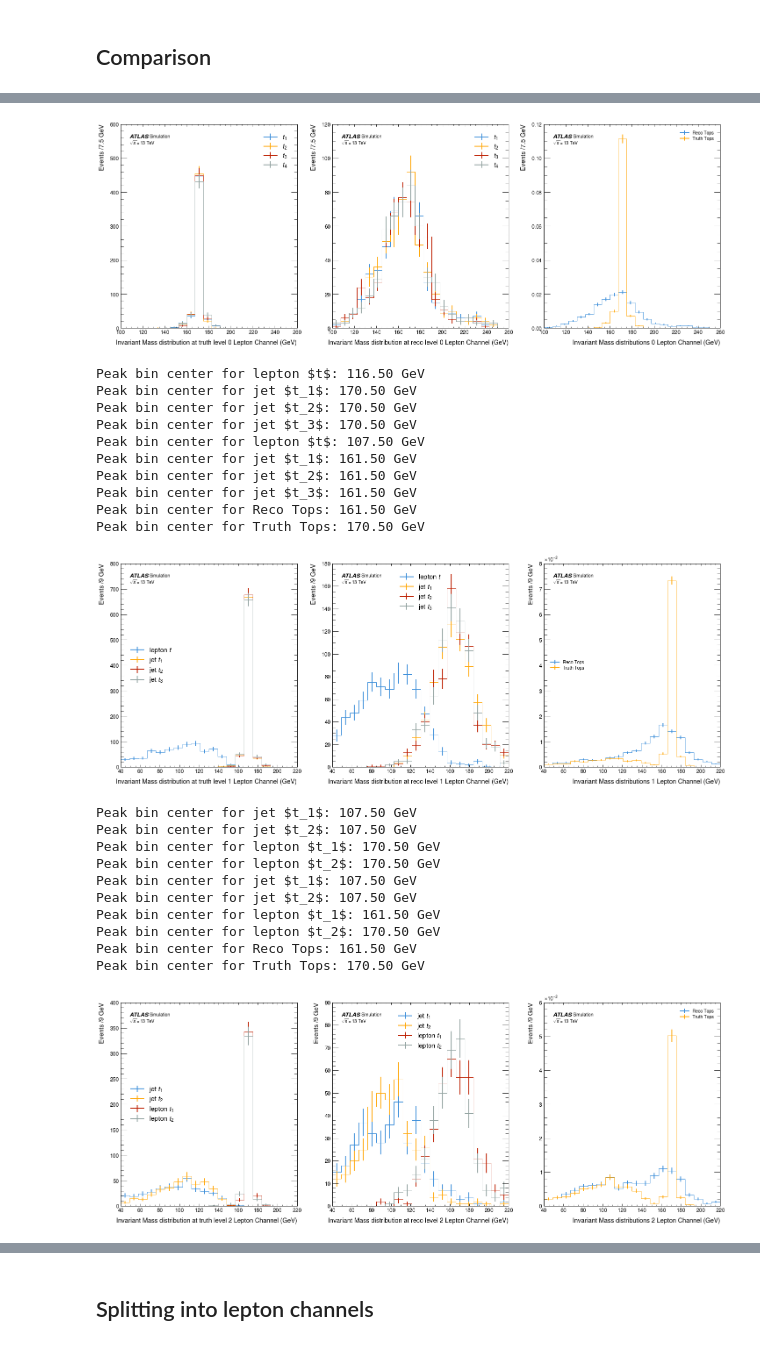
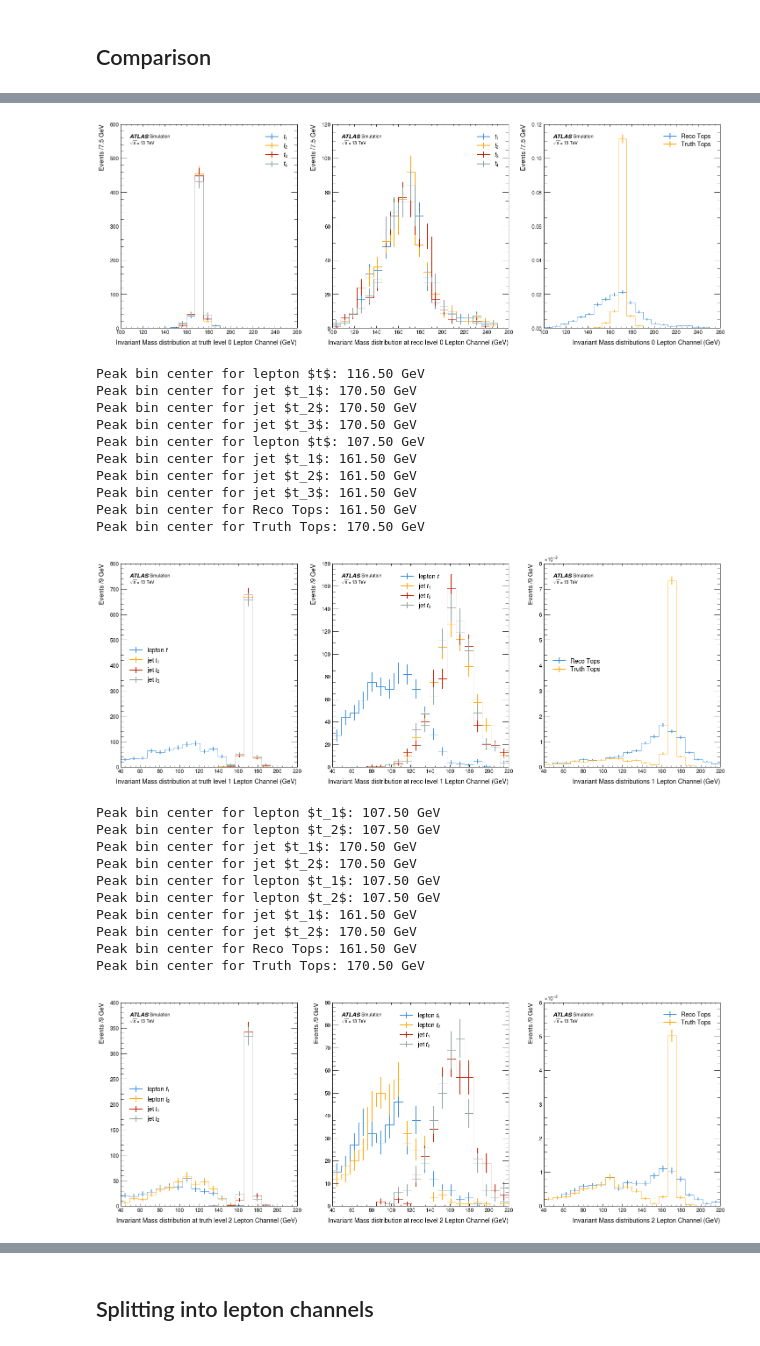
Before and after one commit to archiebrooks02/MPHYS-4Top, a Jupyter notebook: matching_bigdata.ipynb, the cells around one changed output, grey strips where cells are left out. Saved outputs shown, nothing was run; the diff lists cells and outputs as text; code cells hidden in the pictures.

```diff
--- a/matching_bigdata.ipynb
+++ b/matching_bigdata.ipynb
@@ -1428,73 +1682,73 @@ Peak bin center for Reco Tops: 164.50 GeV
 fig, ax = plt.subplots(nrows = 1, ncols = 3, figsize = (24,8))
 histogram([fm_truth_tops_4t_0L[:,0].m, fm_truth_tops_4t_0L[:,1].m, fm_truth_tops_4t_0L[:,2].m, fm_truth_tops_4t_0L[:,3].m], 20, [r'$t_1$', r'$t_2$', r'$t_3$', r'$t_4$'], ax[0], density = False, x_units='GeV', set_range=(100,250), print_peak=True)
 ax[0].set_xlabel(r'Invariant Mass distribution at truth level 0 Lepton Channel (GeV)')
-ax[0].legend(fontsize=15)
 histogram([fm_reco_tops_4t_0L[:,0].m, fm_reco_tops_4t_0L[:,1].m, fm_reco_tops_4t_0L[:,2].m, fm_reco_tops_4t_0L[:,3].m], 20, [r'$t_1$', r'$t_2$', r'$t_3$', r'$t_4$'], ax[1], density = False, x_units='GeV', set_range=(100,250), print_peak=True)
 ax[1].set_xlabel(r'Invariant Mass distribution at reco level 0 Lepton Channel (GeV)')
-ax[1].legend(fontsize=15)
-histogram([reco_tops_4t_0L.m,truth_tops_4t_0L.m], 20, ['Reco Tops', 'Truth Tops'], ax[2], density = True, x_units='GeV', print_peak=True, set_range=(100,250))
+histogram([full_fm_reco_tops_4t_0L.m,full_fm_truth_tops_4t_0L.m], 20, ['Reco Tops', 'Truth Tops'], ax[2], density = True, x_units='GeV', print_peak=True, set_range=(100,250))
 ax[2].set_xlabel(r'Invariant Mass distributions 0 Lepton Channel (GeV)')
-
+ax[0].legend(fontsize=14)
+ax[1].legend(fontsize=14)
+ax[2].legend(fontsize=14)
 plt.subplots_adjust(hspace=0.25)
 plt.show()
 
 fig, ax = plt.subplots(nrows = 1, ncols = 3, figsize = (24,8))
 histogram([fm_truth_tops_4t_1L[:,0].m, fm_truth_tops_4t_1L[:,1].m, fm_truth_tops_4t_1L[:,2].m, fm_truth_tops_4t_1L[:,3].m], 20, [r'lepton $t$', r'jet $t_1$', r'jet $t_2$', r'jet $t_3$'], ax[0], density = False, x_units='GeV', set_range=(40,220), print_peak=True)
 ax[0].set_xlabel(r'Invariant Mass distribution at truth level 1 Lepton Channel (GeV)')
-ax[0].legend(fontsize=15)
 histogram([fm_reco_tops_4t_1L[:,0].m, fm_reco_tops_4t_1L[:,1].m, fm_reco_tops_4t_1L[:,2].m, fm_reco_tops_4t_1L[:,3].m], 20, [r'lepton $t$', r'jet $t_1$', r'jet $t_2$', r'jet $t_3$'], ax[1], density = False, x_units='GeV', set_range=(40,220), print_peak=True)
 ax[1].set_xlabel(r'Invariant Mass distribution at reco level 1 Lepton Channel (GeV)')
-ax[1].legend(fontsize=15)
-histogram([reco_tops_4t_1L.m,truth_tops_4t_1L.m], 20, ['Reco Tops', 'Truth Tops'], ax[2], density = True, x_units='GeV', print_peak=True, set_range=(40,220))
+histogram([full_fm_reco_tops_4t_1L.m,full_fm_truth_tops_4t_1L.m], 20, ['Reco Tops', 'Truth Tops'], ax[2], density = True, x_units='GeV', print_peak=True, set_range=(40,220))
 ax[2].set_xlabel(r'Invariant Mass distributions 1 Lepton Channel (GeV)')
-
+ax[0].legend(fontsize=14)
+ax[1].legend(fontsize=14)
+ax[2].legend(fontsize=14)
 plt.subplots_adjust(hspace=0.25)
 plt.show()
 
 fig, ax = plt.subplots(nrows = 1, ncols = 3, figsize = (24,8))
-histogram([fm_truth_tops_4t_2L[:,0].m, fm_truth_tops_4t_2L[:,1].m, fm_truth_tops_4t_2L[:,2].m, fm_truth_tops_4t_2L[:,3].m], 20, [r'jet $t_1$', r'jet $t_2$', r'lepton $t_1$', r'lepton $t_2$'], ax[0], density = False, x_units='GeV', set_range=(40,220), print_peak=True)
+histogram([fm_truth_tops_4t_2L[:,0].m, fm_truth_tops_4t_2L[:,1].m, fm_truth_tops_4t_2L[:,2].m, fm_truth_tops_4t_2L[:,3].m], 20, [r'lepton $t_1$', r'lepton $t_2$', r'jet $t_1$', r'jet $t_2$'], ax[0], density = False, x_units='GeV', set_range=(40,220), print_peak=True)
 ax[0].set_xlabel(r'Invariant Mass distribution at truth level 2 Lepton Channel (GeV)')
-ax[0].legend(fontsize=15)
-histogram([fm_reco_tops_4t_2L[:,0].m, fm_reco_tops_4t_2L[:,1].m, fm_reco_tops_4t_2L[:,2].m, fm_reco_tops_4t_2L[:,3].m], 20, [r'jet $t_1$', r'jet $t_2$', r'lepton $t_1$', r'lepton $t_2$'], ax[1], density = False, x_units='GeV', set_range=(40,220), print_peak=True)
+histogram([fm_reco_tops_4t_2L[:,0].m, fm_reco_tops_4t_2L[:,1].m, fm_reco_tops_4t_2L[:,2].m, fm_reco_tops_4t_2L[:,3].m], 20, [r'lepton $t_1$', r'lepton $t_2$', r'jet $t_1$', r'jet $t_2$'], ax[1], density = False, x_units='GeV', set_range=(40,220), print_peak=True)
 ax[1].set_xlabel(r'Invariant Mass distribution at reco level 2 Lepton Channel (GeV)')
-ax[1].legend(fontsize=15)
-histogram([reco_tops_4t_2L.m,truth_tops_4t_2L.m], 20, ['Reco Tops', 'Truth Tops'], ax[2], density = True, x_units='GeV', print_peak=True, set_range=(40,220))
+histogram([full_fm_reco_tops_4t_2L.m,full_fm_truth_tops_4t_2L.m], 20, ['Reco Tops', 'Truth Tops'], ax[2], density = True, x_units='GeV', print_peak=True, set_range=(40,220))
 ax[2].set_xlabel(r'Invariant Mass distributions 2 Lepton Channel (GeV)')
-
+ax[0].legend(fontsize=14)
+ax[1].legend(fontsize=14)
+ax[2].legend(fontsize=14)
 plt.subplots_adjust(hspace=0.25)
 plt.show()
 # %% [output]
 Peak bin center for $t_1$: 171.25 GeV
 Peak bin center for $t_2$: 171.25 GeV
 Peak bin center for $t_3$: 171.25 GeV
 Peak bin center for $t_4$: 171.25 GeV
 Peak bin center for $t_1$: 163.75 GeV
 Peak bin center for $t_2$: 171.25 GeV
 Peak bin center for $t_3$: 163.75 GeV
 Peak bin center for $t_4$: 171.25 GeV
 Peak bin center for Reco Tops: 171.25 GeV
 Peak bin center for Truth Tops: 171.25 GeV
-[figure, old version]
+[figure, new version]
 Peak bin center for lepton $t$: 116.50 GeV
 Peak bin center for jet $t_1$: 170.50 GeV
 Peak bin center for jet $t_2$: 170.50 GeV
 Peak bin center for jet $t_3$: 170.50 GeV
 Peak bin center for lepton $t$: 107.50 GeV
 Peak bin center for jet $t_1$: 161.50 GeV
 Peak bin center for jet $t_2$: 161.50 GeV
 Peak bin center for jet $t_3$: 161.50 GeV
 Peak bin center for Reco Tops: 161.50 GeV
 Peak bin center for Truth Tops: 170.50 GeV
-[figure, old version]
+[figure, new version]
-Peak bin center for jet $t_1$: 107.50 GeV
-Peak bin center for jet $t_2$: 107.50 GeV
-Peak bin center for lepton $t_1$: 170.50 GeV
-Peak bin center for lepton $t_2$: 170.50 GeV
-Peak bin center for jet $t_1$: 107.50 GeV
-Peak bin center for jet $t_2$: 107.50 GeV
-Peak bin center for lepton $t_1$: 161.50 GeV
-Peak bin center for lepton $t_2$: 170.50 GeV
+Peak bin center for lepton $t_1$: 107.50 GeV
+Peak bin center for lepton $t_2$: 107.50 GeV
+Peak bin center for jet $t_1$: 170.50 GeV
+Peak bin center for jet $t_2$: 170.50 GeV
+Peak bin center for lepton $t_1$: 107.50 GeV
+Peak bin center for lepton $t_2$: 107.50 GeV
+Peak bin center for jet $t_1$: 161.50 GeV
+Peak bin center for jet $t_2$: 170.50 GeV
 Peak bin center for Reco Tops: 161.50 GeV
 Peak bin center for Truth Tops: 170.50 GeV
-[figure, old version]
+[figure, new version]
 # %% [markdown]
```
Also changed, not shown: parts of 49 cells of this notebook, 2 other files.
